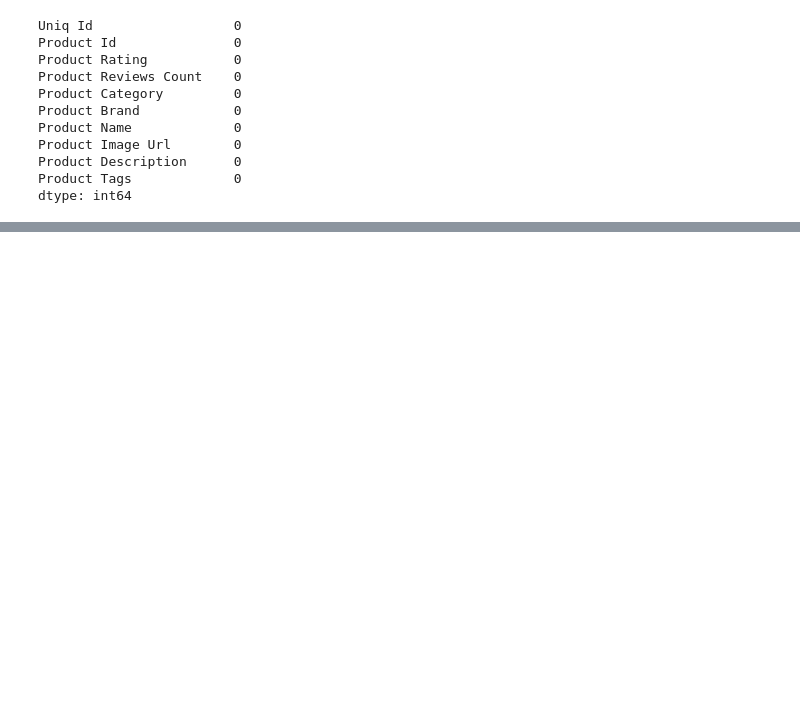
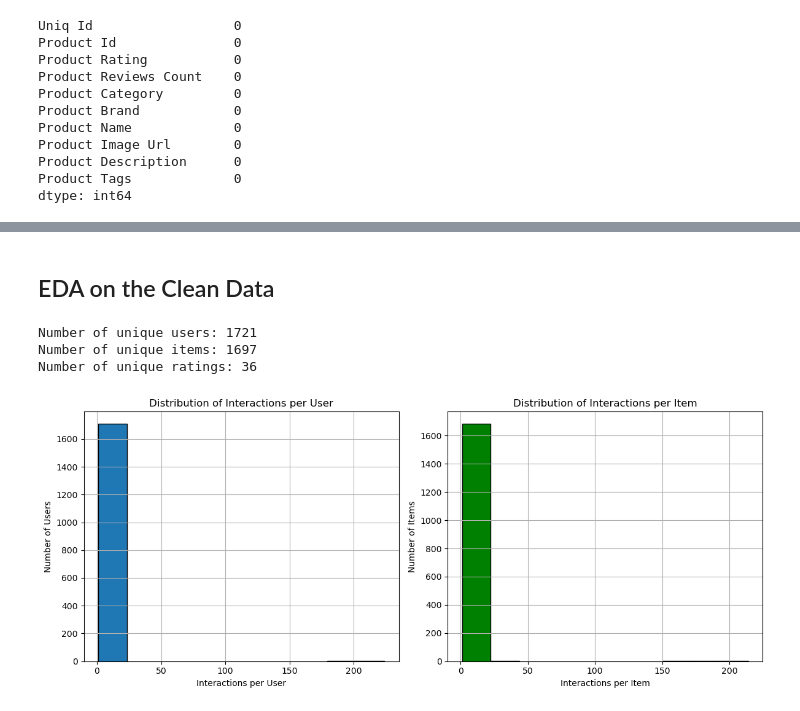
Before and after one commit to RishiMishra2005/E_Commerce_Recommendation_System, a Jupyter notebook: Data Cleaning.ipynb, the cells around one changed output, grey strips where cells are left out. Cells and saved outputs as stored; diff of their text form; code cells hidden in the pictures; blank space fills up the shorter version.

```diff
--- a/Data Cleaning.ipynb
+++ b/Data Cleaning.ipynb
@@ -109,3 +101,6 @@ column_name_mapping = {
 }
 
 train_data.rename(columns = column_name_mapping, inplace = True)
+# %%
+train_data['ID'] = train_data['ID'].str.extract(r'(\d+)').astype(float)
+train_data['PID'] = train_data['PID'].str.extract(r'(\d+)').astype(float)
@@ -111,0 +116,32 @@ train_data.rename(columns = column_name_mapping, inplace = True)
+# %% [markdown]
+## EDA on the Clean Data
+# %%
+num_users = train_data['ID'].nunique()
+num_items = train_data['PID'].nunique()
+num_ratings = train_data['Rating'].nunique()
+print(f"Number of unique users: {num_users}")
+print(f"Number of unique items: {num_items}")
+print(f"Number of unique ratings: {num_ratings}")
+# %% [output]
+Number of unique users: 1721
+Number of unique items: 1697
+Number of unique ratings: 36
+# %%
+# Distribution of interactions
+plt.figure(figsize=(12, 5))
+plt.subplot(1, 2, 1)
+train_data['ID'].value_counts().hist(bins=10, edgecolor='k')
+plt.xlabel('Interactions per User')
+plt.ylabel('Number of Users')
+plt.title('Distribution of Interactions per User')
+
+plt.subplot(1, 2, 2)
+train_data['PID'].value_counts().hist(bins=10, edgecolor='k',color='green')
+plt.xlabel('Interactions per Item')
+plt.ylabel('Number of Items')
+plt.title('Distribution of Interactions per Item')
+
+plt.tight_layout()
+plt.show()
+# %% [output]
+[figure, added]
```
Also changed, not shown: parts of 13 cells of this notebook, 1 other file.
